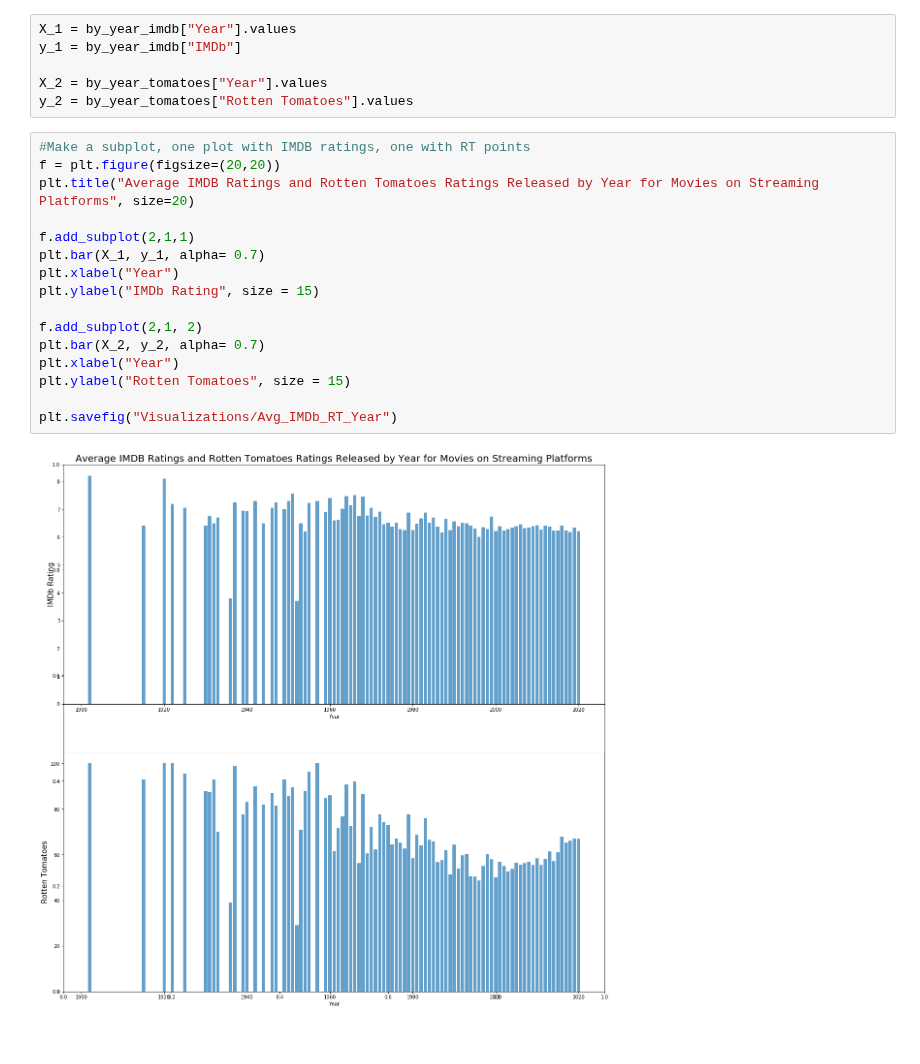
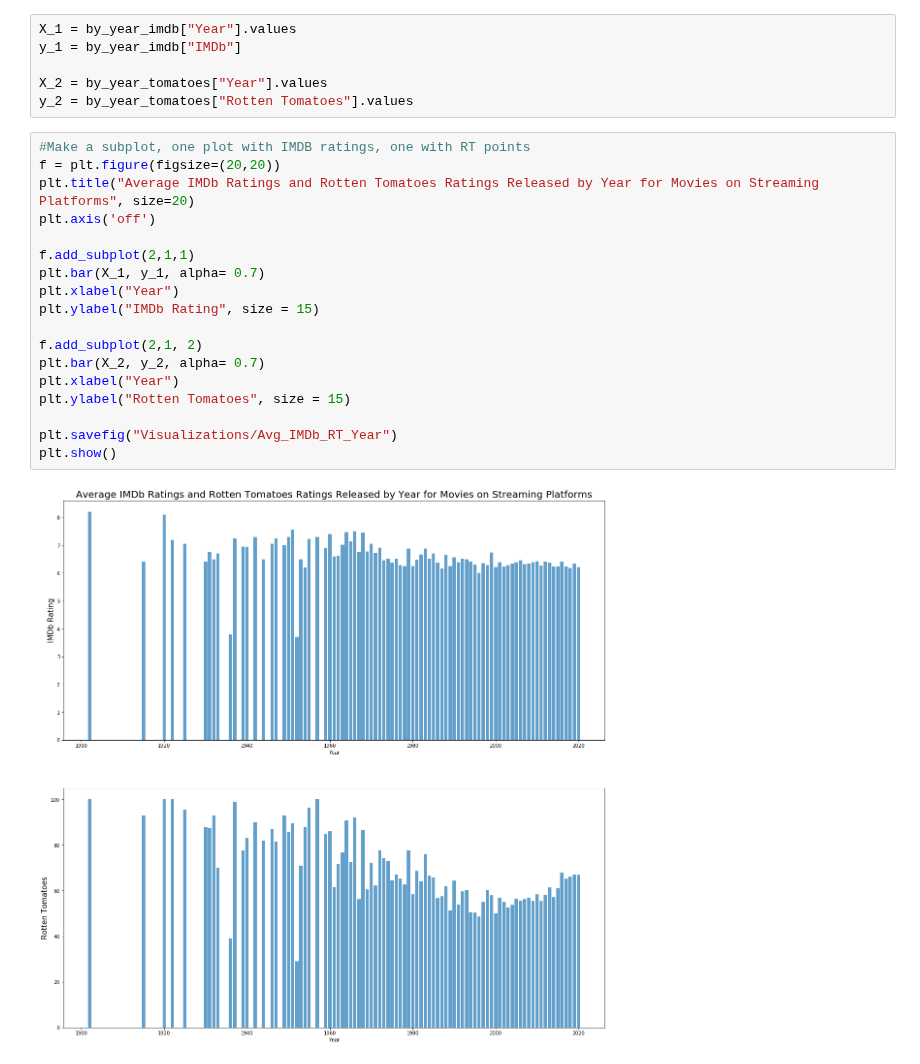
Before and after one commit to irwinmier96/Side_Projects, a Jupyter notebook: Movies on Netflix and Other Streaming Services/movie_ratings.ipynb, the cells around one changed output. Drawn from its saved outputs; the diff is of its cells as text.

```diff
--- a/Movies on Netflix and Other Streaming Services/movie_ratings.ipynb
+++ b/Movies on Netflix and Other Streaming Services/movie_ratings.ipynb
@@ -234,18 +235,20 @@ y_2 = by_year_tomatoes["Rotten Tomatoes"].values
 # %%
 #Make a subplot, one plot with IMDB ratings, one with RT points
 f = plt.figure(figsize=(20,20))
-plt.title("Average IMDB Ratings and Rotten Tomatoes Ratings Released by Year for Movies on Streaming Platforms", size=20)
+plt.title("Average IMDb Ratings and Rotten Tomatoes Ratings Released by Year for Movies on Streaming Platforms", size=20)
+plt.axis('off')
 
 f.add_subplot(2,1,1)
 plt.bar(X_1, y_1, alpha= 0.7)
 plt.xlabel("Year")
 plt.ylabel("IMDb Rating", size = 15)
 
 f.add_subplot(2,1, 2)
 plt.bar(X_2, y_2, alpha= 0.7)
 plt.xlabel("Year")
 plt.ylabel("Rotten Tomatoes", size = 15)
 
 plt.savefig("Visualizations/Avg_IMDb_RT_Year")
+plt.show()
 # %% [output]
-[figure, old version]
+[figure, new version]
```
Also changed, not shown: parts of 3 cells of this notebook, 2 other files.
